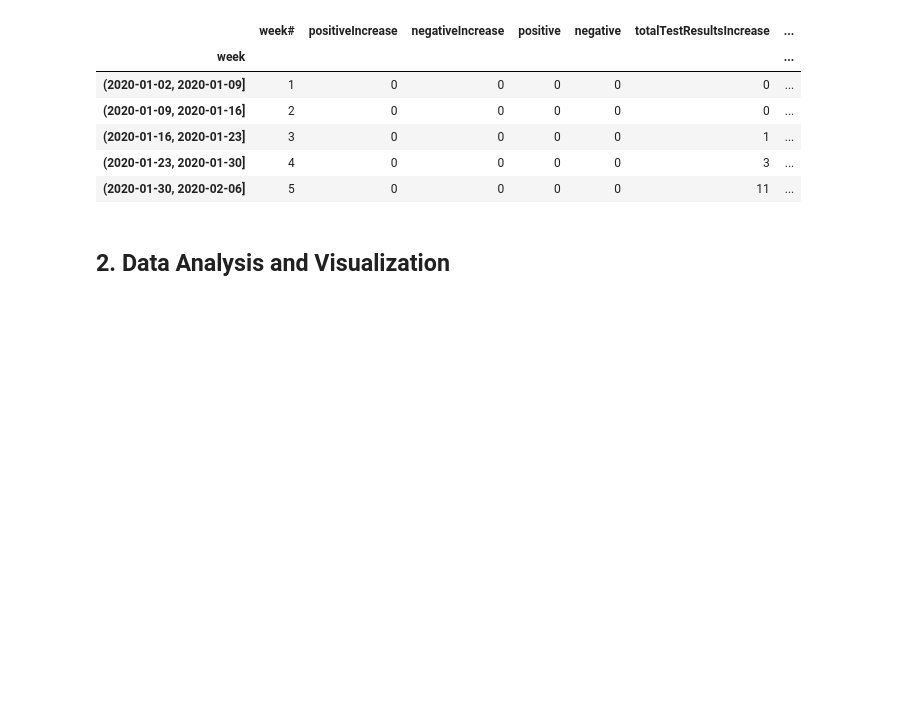
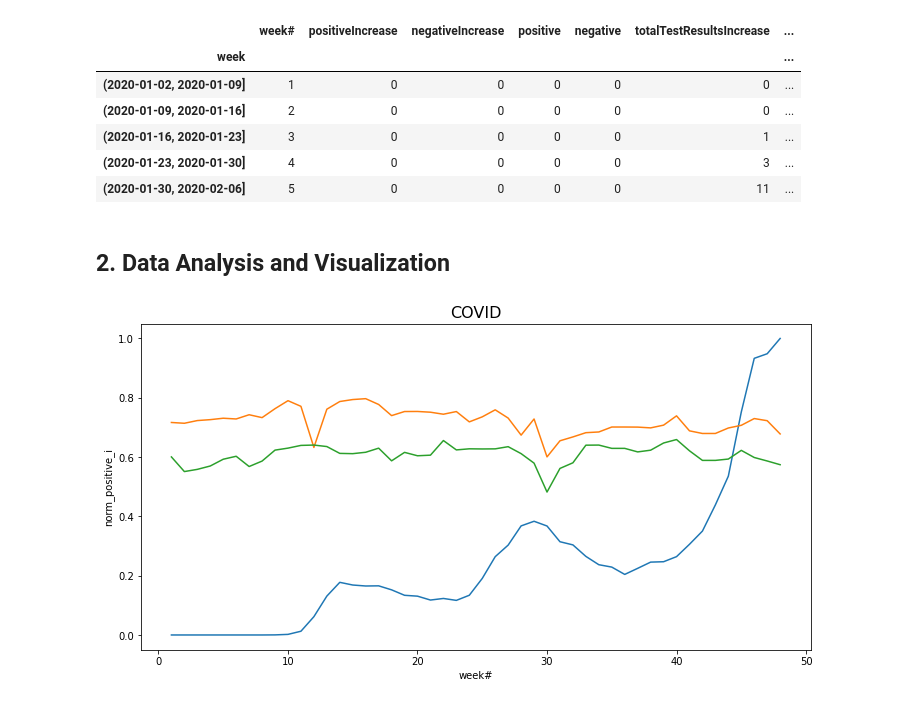
Before and after one commit to sonyal/COVIDSpotifyTrends, a Jupyter notebook: final.ipynb, the cells around one changed output. Drawn from its saved outputs; the diff is of its cells as text; code cells hidden in the pictures; blank space fills up the shorter version.

```diff
--- a/final.ipynb
+++ b/final.ipynb
@@ -151,3 +151,23 @@ merged.head()
 | (2020-01-30, 2020-02-06] | 5 | 0 | 0 | 0 | 0 | 11 | ... |
 # %% [markdown]
 ## 2. Data Analysis and Visualization
+# %%
+# In order to graph some variables from covid with spotify, they have to get normalized. In this case min-max normalization is used on negative increase
+merged['norm_positive_i'] = (merged.positiveIncrease-merged.positiveIncrease.min())/(merged.positiveIncrease.max()-merged.positiveIncrease.min())
+
+merged['norm_length'] = (merged.length-merged.length.min())/(merged.length.max()-merged.length.min())
+
+merged['norm_tempo'] = (merged.tempo-merged.tempo.min())/(merged.tempo.max()-merged.tempo.min())
+merged = merged[:48]
+# %%
+plt.figure(figsize=(12,6))
+plt.title("COVID", fontsize=16)
+sns.lineplot(data=merged, x='week#', y='norm_positive_i')
+sns.lineplot(data=merged, x='week#', y='danceability')
+sns.lineplot(data=merged, x='week#', y='energy')
+# sns.lineplot(data=merged, x='week#', y='norm_length')
+# sns.lineplot(data=merged, x='week#', y='liveness')
+# sns.lineplot(data=merged, x='week#', y='norm_tempo')
+plt.show()
+# %% [output]
+[figure, added]
```
Also changed, not shown: parts of 1 cell of this notebook, 1 other file.
